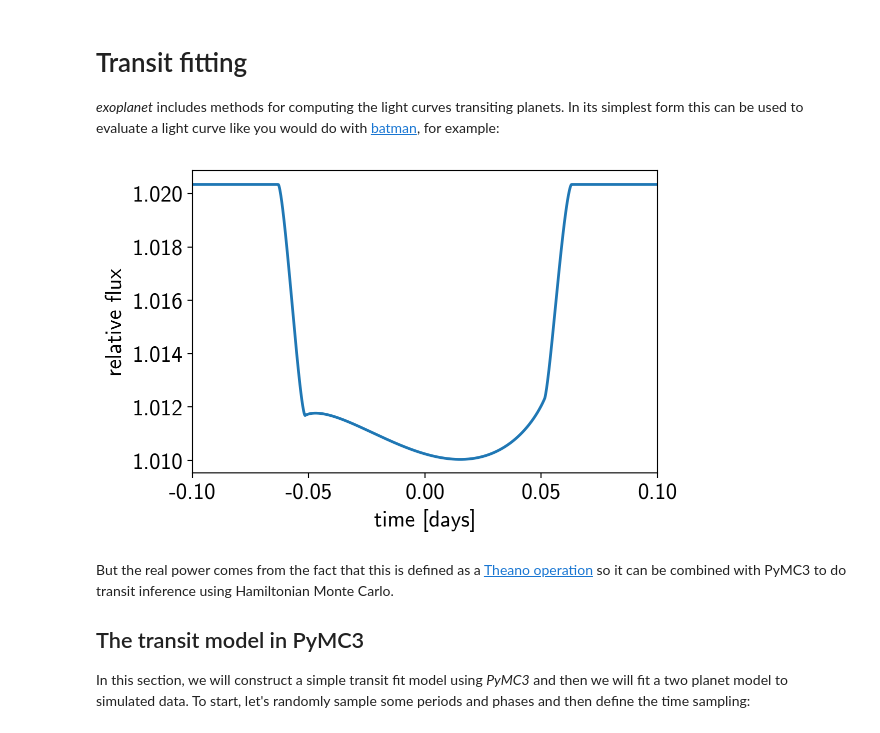
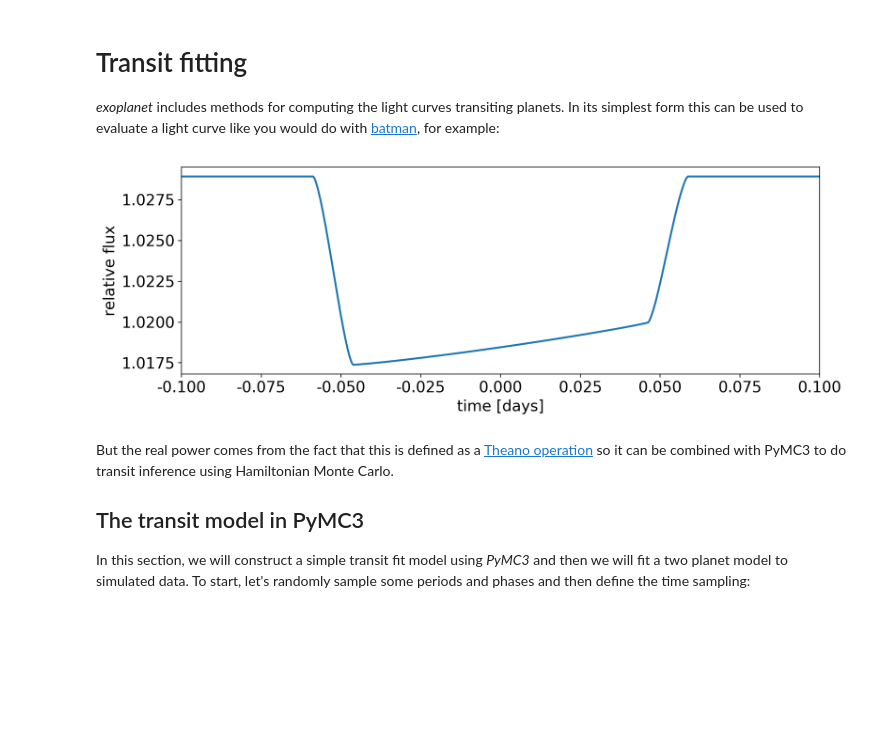
Before and after one commit to rodluger/starry, a Jupyter notebook: scripts/exoplanet_inference.ipynb, the cells around one changed output. Drawn from its saved outputs; the diff is of its cells as text; code cells hidden in the pictures; blank space fills up the shorter version.

```diff
--- a/scripts/exoplanet_inference.ipynb
+++ b/scripts/exoplanet_inference.ipynb
@@ -14,27 +15,27 @@ In its simplest form this can be used to evaluate a light curve like you would d
 # %%
 import numpy as np
 import matplotlib.pyplot as plt
 import exoplanet as xo
 from starry.ops import LightCurve
 
 # The light curve calculation requires an orbit
-orbit = xo.orbits.KeplerianOrbit(period=3.456)
+orbit = xo.orbits.KeplerianOrbit(period=3.456, b=0.4)
 
-# Compute a limb-darkened light curve using starry
-lmax = 2
+# Compute a light curve using starry
+lmax = 1
 t = np.linspace(-0.1, 0.1, 1000)
 np.random.seed(41)
 y_true = 0.1 * np.random.randn((lmax + 1) ** 2)
 y_true[0] = 1.0
 op = LightCurve(lmax)
 light_curve = op.get_light_curve(orbit=orbit, r=0.1, t=t, y=y_true).eval()
 
 plt.plot(t, light_curve, color="C0", lw=2)
 plt.ylabel("relative flux")
 plt.xlabel("time [days]")
 plt.xlim(t.min(), t.max());
 # %% [output]
-[figure, old version]
+[figure, new version]
 # %% [markdown]
 But the real power comes from the fact that this is defined as a [Theano operation](http://deeplearning.net/software/theano/extending/extending_theano.html) so it can be combined with PyMC3 to do transit inference using Hamiltonian Monte Carlo.
 
```
Also changed, not shown: parts of 11 cells of this notebook, 20 other files.
